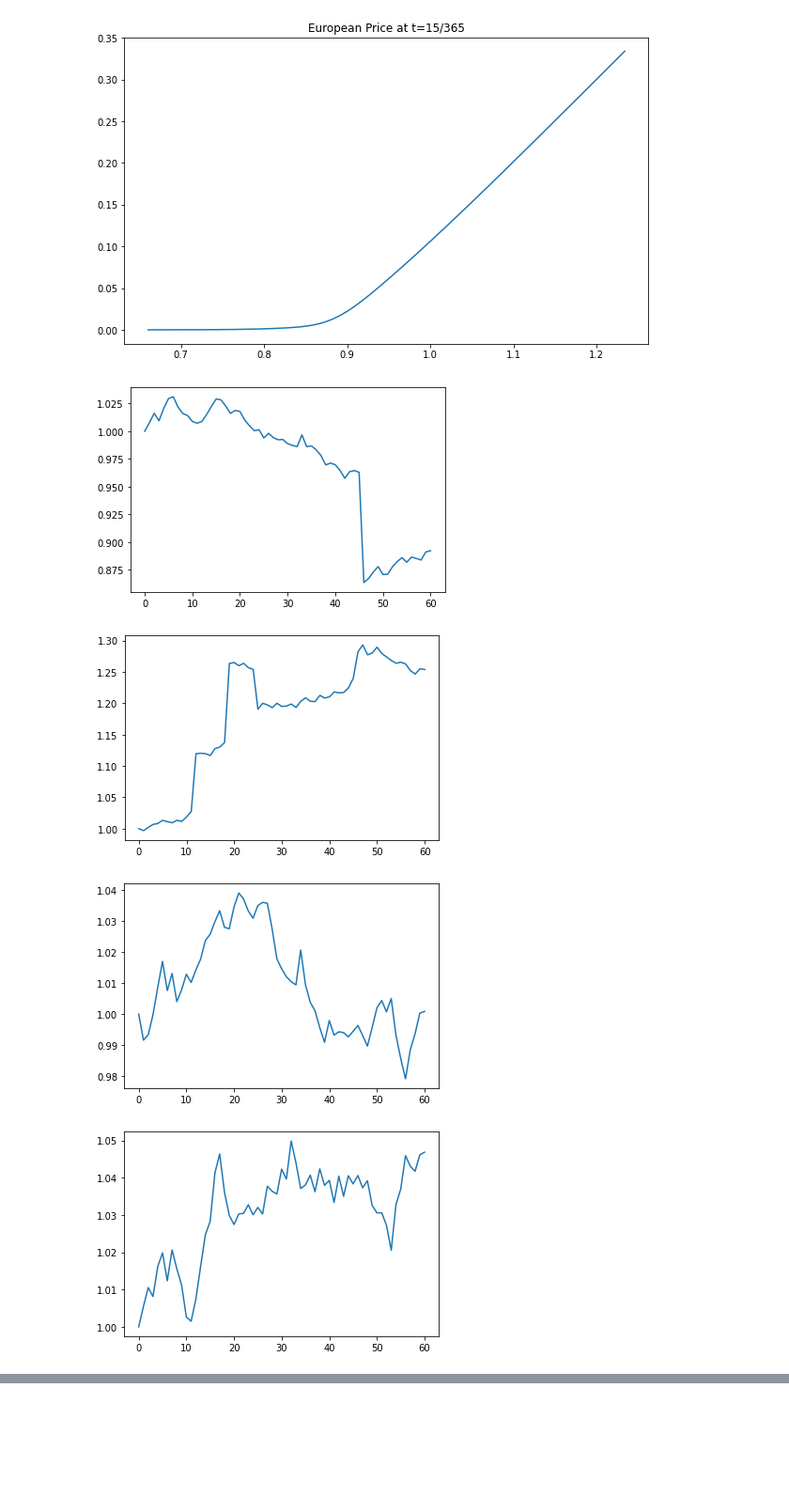
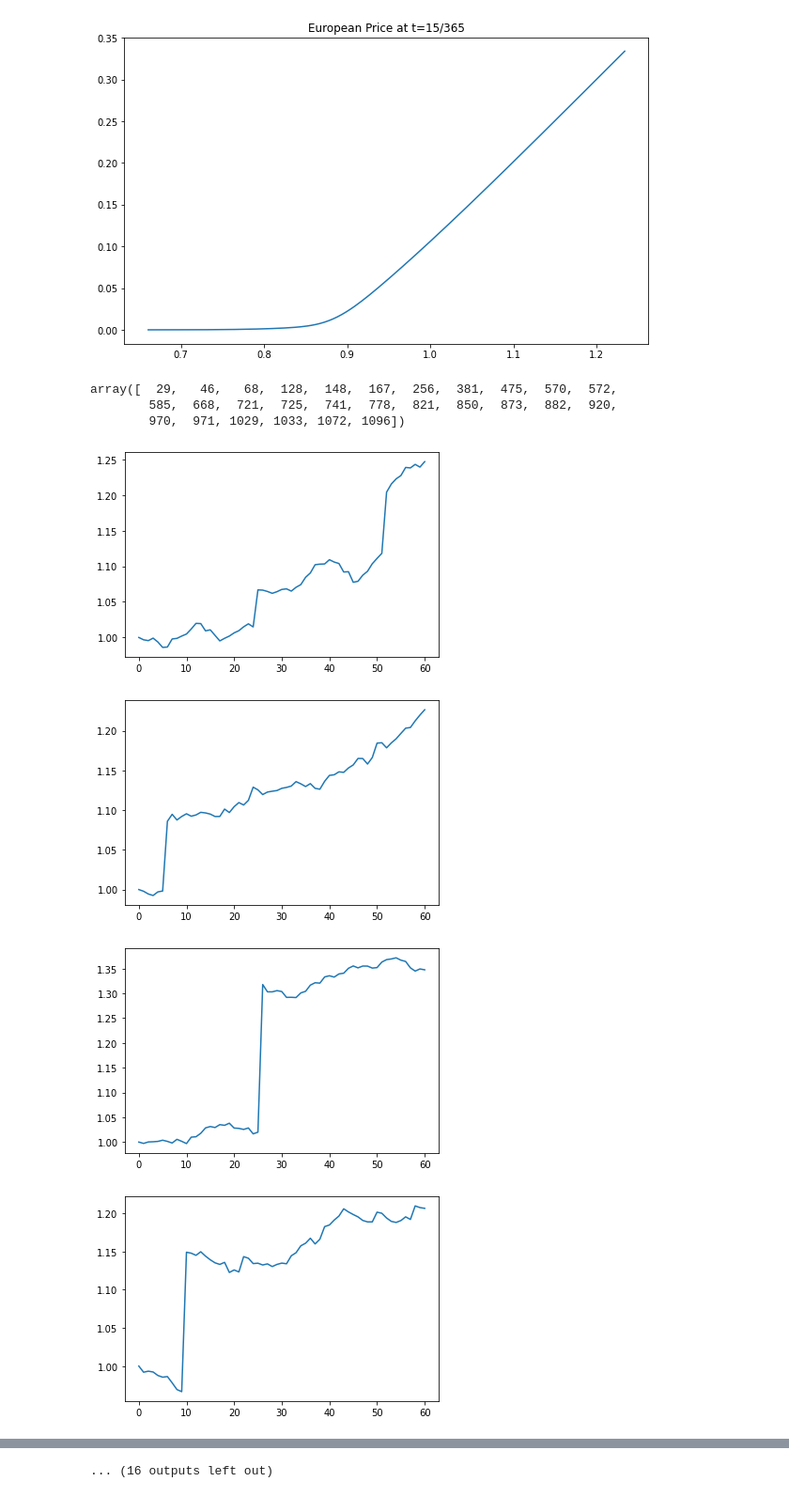
Before and after one commit to lara2302/deep_hedging, a Jupyter notebook: colab/Example 4/Up-and-Out-Call_largerBarrier_largeTraining.ipynb, the cells around one changed output, grey strips where cells are left out. Shown at 94% size. Saved outputs shown, nothing was run; the diff lists cells and outputs as text; code cells hidden in the pictures; blank space fills up the shorter version.

```diff
--- a/colab/Example 4/Up-and-Out-Call_largerBarrier_largeTraining.ipynb
+++ b/colab/Example 4/Up-and-Out-Call_largerBarrier_largeTraining.ipynb
@@ -104,8 +104,8 @@ def payoff_barrier(x,K,b,putorcall):
 #@title <font color='Blue'>**Input: Deep-Hedging**</font>
 
 ## INPUT VARIABLES: DEEP-HEDGING
-Ktrain = 1*(10**5)      # Size of training sample.
-Ktest_ratio = 0.02       # Fraction of training sample as testing sample.
+Ktrain = 1*(10**4)      # Size of training sample.
+Ktest_ratio = 0.2       # Fraction of training sample as testing sample.
 
 # Total obs = Training + Testing
 nobs = int(Ktrain*(1+Ktest_ratio))
@@ -127,7 +127,7 @@ d = 1                   # Number of hidden layers (Excl. input & output layer)
 
 # Neural network training parameters
 lr = 1e-2               # Learning rate
-batch_size = 1024       # Batch size
+batch_size = 8192 #1024       # Batch size
 epochs = 50             # Number of epochs
 
 # Other parameters
@@ -290,7 +290,7 @@ plt.show()
 #@title <font color='Red'>**Importance Sampling**</font>
 
 importance_sampling = False
-impsamp_type = "normal" # "normal" or "poisson" or "both"
+impsamp_type = "poisson" # "normal" or "poisson" or "both"
 if importance_sampling:
     if impsamp_type == "normal":
         mu = 0.5
@@ -1937,12 +1941,19 @@ jump = np.where(Number_jumps_test>0)
 # %%
 S_with_jumps = S_test[jump]
 S_left_with_jumps = S_test_left[jump]
+# %%
+large = np.unique(np.where(S_with_jumps>1.2)[0])
+large
+# %% [output]
+array([  29,   46,   68,  128,  148,  167,  256,  381,  475,  570,  572,
+        585,  668,  721,  725,  741,  778,  821,  850,  873,  882,  920,
+        970,  971, 1029, 1033, 1072, 1096])
 # %%
-for i in range(120,130):
+for i in large:
   plt.plot(S_with_jumps[i,:])
   plt.show()
 # %% [output]
-[figure, old version]
+[figure, new version]
-[figure, old version]
+[figure, new version]
-[figure, old version]
+[figure, new version]
-[figure, old version]
+[figure, new version]
@@ -1955,3 +1968,4 @@ for i in range(120,130):
+... (16 outputs left out)
 # %%
 #from google.colab import drive
 #drive.mount('/content/drive')
```
Also changed, not shown: parts of 38 cells of this notebook, 4 other files.
